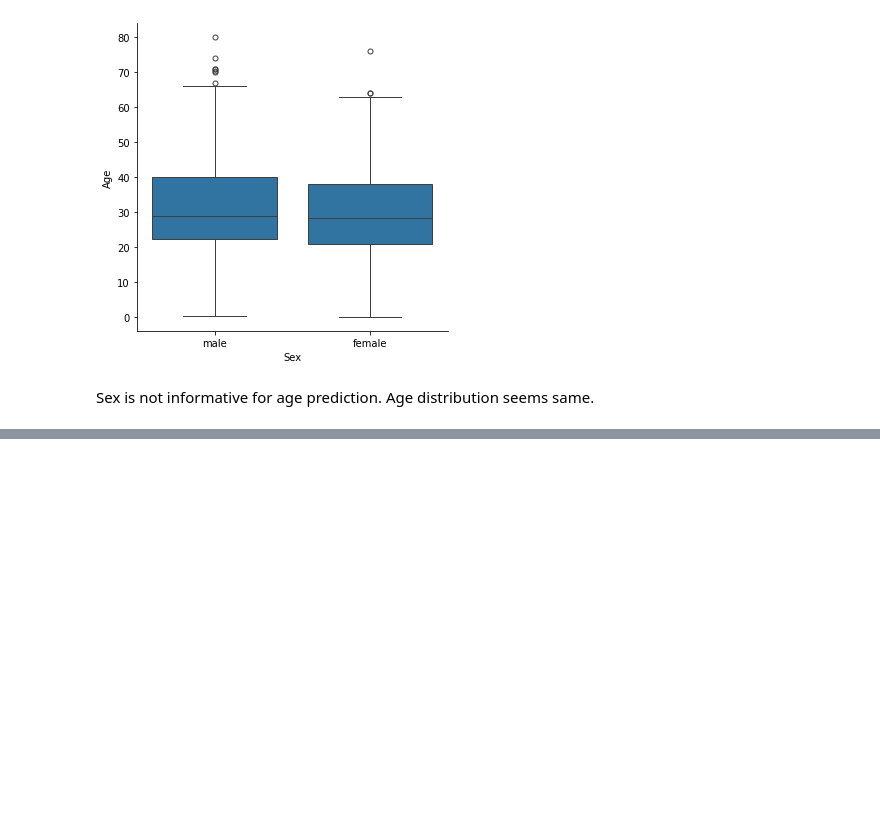
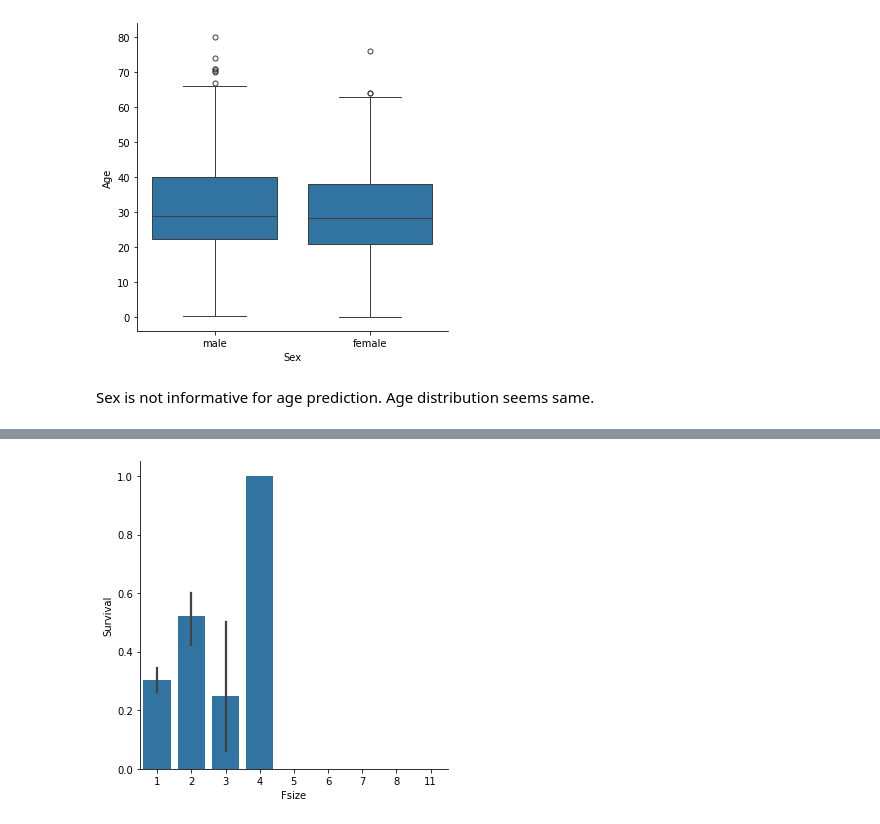
Before and after one commit to MrEktirir/Titanic-Project, a Jupyter notebook: Notebooks/titanic.ipynb, the cells around one changed output, grey strips where cells are left out. Cells and saved outputs as stored; diff of their text form; code cells hidden in the pictures; blank space fills up the shorter version.

```diff
--- a/Notebooks/titanic.ipynb
+++ b/Notebooks/titanic.ipynb
@@ -476,0 +542,4 @@ Sex is not informative for age prediction. Age distribution seems same.
+# %%
+# Make Title column categorical again !..
+train_df = pd.get_dummies(train_df, columns=["Title"])
+train_df
@@ -476,0 +572,2 @@ Sex is not informative for age prediction. Age distribution seems same.
+# %%
+train_df["Fsize"] = train_df["SibSp"] + train_df["Parch"] + 1 #If a person has no family members with them (no siblings, spouse, parent, or child), then they are alone, and the total count should be 1.
@@ -476,0 +583,6 @@ Sex is not informative for age prediction. Age distribution seems same.
+# %%
+g = sns.catplot(x = "Fsize", y = "Survived", data=train_df, kind = "bar")
+g.set_ylabels("Survival")
+plt.show()
+# %% [output]
+[figure, added]
```
Also changed, not shown: parts of 45 cells of this notebook.
